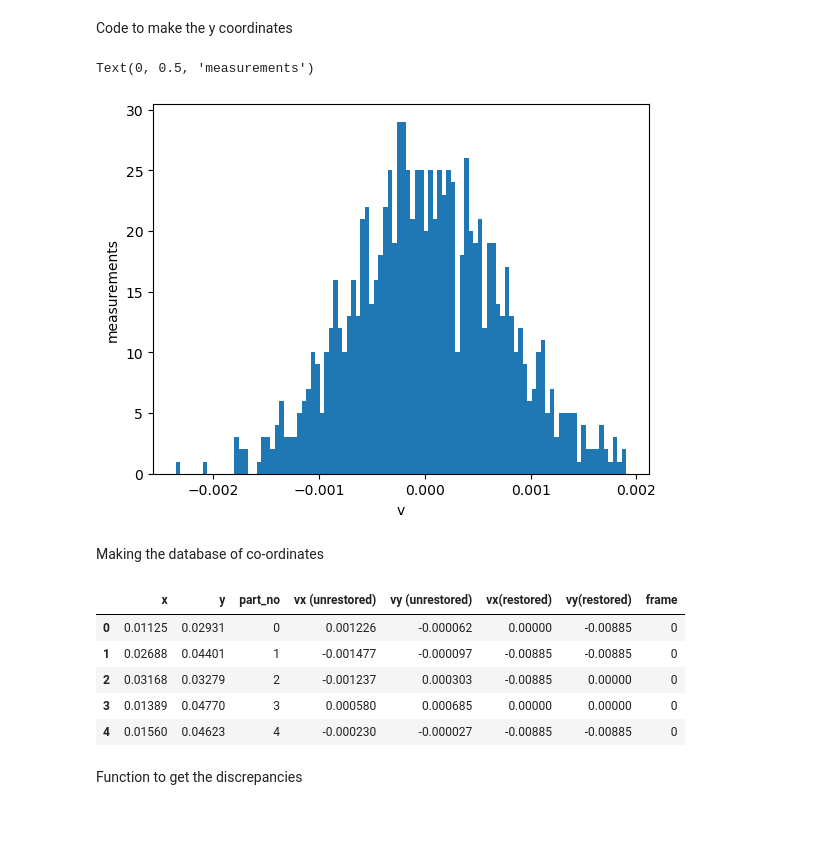
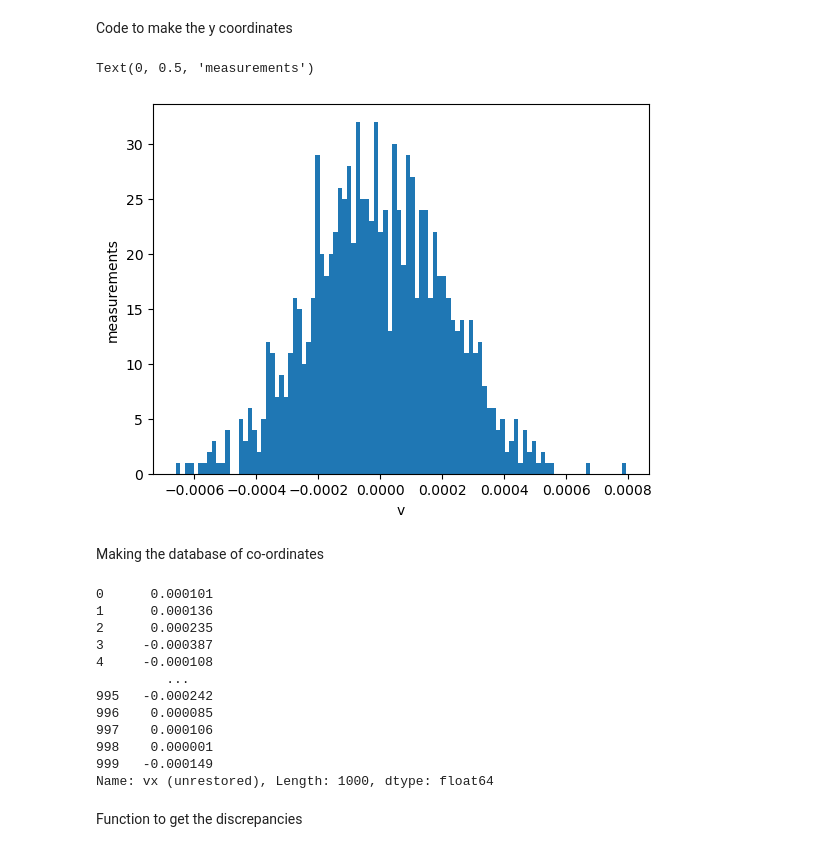
Before and after one commit to ParthM1504/Benchmarking-Dusty-Plasma-Temperature-Code, a Jupyter notebook: Benchmarking.ipynb, the cells around one changed output. Drawn from its saved outputs; the diff is of its cells as text; code cells hidden in the pictures; blank space fills up the shorter version.

```diff
--- a/Benchmarking.ipynb
+++ b/Benchmarking.ipynb
@@ -19,7 +19,7 @@ mu = 0
 mass = 4.0 / 3.0 * np.pi * ( dust_diameter/ 2.0)**3 * dust_rho #mass of the dust particles
 # print(mass)
 kb=constants.Boltzmann
-T=10000 #temperature in Kelvin
+T=1000 #temperature in Kelvin
 sigma = np.sqrt(kb*T/mass)
 print(sigma)
 
@@ -135,19 +152,19 @@ sample_y_trunc_SI=sample_y_trunc*spatial_resolution
 # %%
 # Simulating the motion of the particles
 y_forward=sample_y+sample_vy*dt
 y_forward_in_resol=y_forward/spatial_resolution
 y_forward_trunc=y_forward_in_resol.astype(int)
 # print(x_forward_trunc)
-x_forward_SI=x_forward_trunc*spatial_resolution
+y_forward_SI=y_forward_trunc.astype(float)*spatial_resolution
 # print(x_forward_SI)
 fig, ax = plt.subplots()
 ax.hist(sample_vy, 100) # plot histogram
 ax.set_xlabel('v')
 ax.set_ylabel('measurements')
 # print(sample_v)
 # %% [output]
 Text(0, 0.5, 'measurements')
-[figure, old version]
+[figure, new version]
 # %% [markdown]
 Making the database of co-ordinates
 # %%
@@ -183,15 +199,21 @@ def make_coord_df(init_frame,final_frame, num_particles, init_x_trunc_SI, init_y
     x_y_df = pd.DataFrame(frame_data, columns=['x', 'y', 'part_no', 'vx (unrestored)','vy (unrestored)','vx(restored)','vy(restored)','frame'])
     return x_y_df
 # %%
-coord_df=make_coord_df(0,2, num_particles, sample_x_trunc_SI, sample_y_trunc_SI,sample_vx,sample_vy, dt,spatial_resolution)
-coord_df.head()
+coord_df=make_coord_df(1,2, num_particles, sample_x_trunc_SI, sample_y_trunc_SI,sample_vx,sample_vy, dt,spatial_resolution)
+print(coord_df[coord_df['frame'] == 1]['vx (unrestored)'])
 # %% [output]
-|  | x | y | part_no | vx (unrestored) | vy (unrestored) | vx(restored) | vy(restored) | frame |
-| 0 | 0.01125 | 0.02931 | 0 | 0.001226 | -0.000062 | 0.00000 | -0.00885 | 0 |
-| 1 | 0.02688 | 0.04401 | 1 | -0.001477 | -0.000097 | -0.00885 | -0.00885 | 0 |
-| 2 | 0.03168 | 0.03279 | 2 | -0.001237 | 0.000303 | -0.00885 | 0.00000 | 0 |
-| 3 | 0.01389 | 0.04770 | 3 | 0.000580 | 0.000685 | 0.00000 | 0.00000 | 0 |
-| 4 | 0.01560 | 0.04623 | 4 | -0.000230 | -0.000027 | -0.00885 | -0.00885 | 0 |
+0      0.000101
+1      0.000136
+2      0.000235
+3     -0.000387
+4     -0.000108
+         ...
+995   -0.000242
+996    0.000085
+997    0.000106
+998    0.000001
+999   -0.000149
+Name: vx (unrestored), Length: 1000, dtype: float64
 # %% [markdown]
 Function to get the discrepancies
 # %%
```
Also changed, not shown: parts of 14 cells of this notebook.
